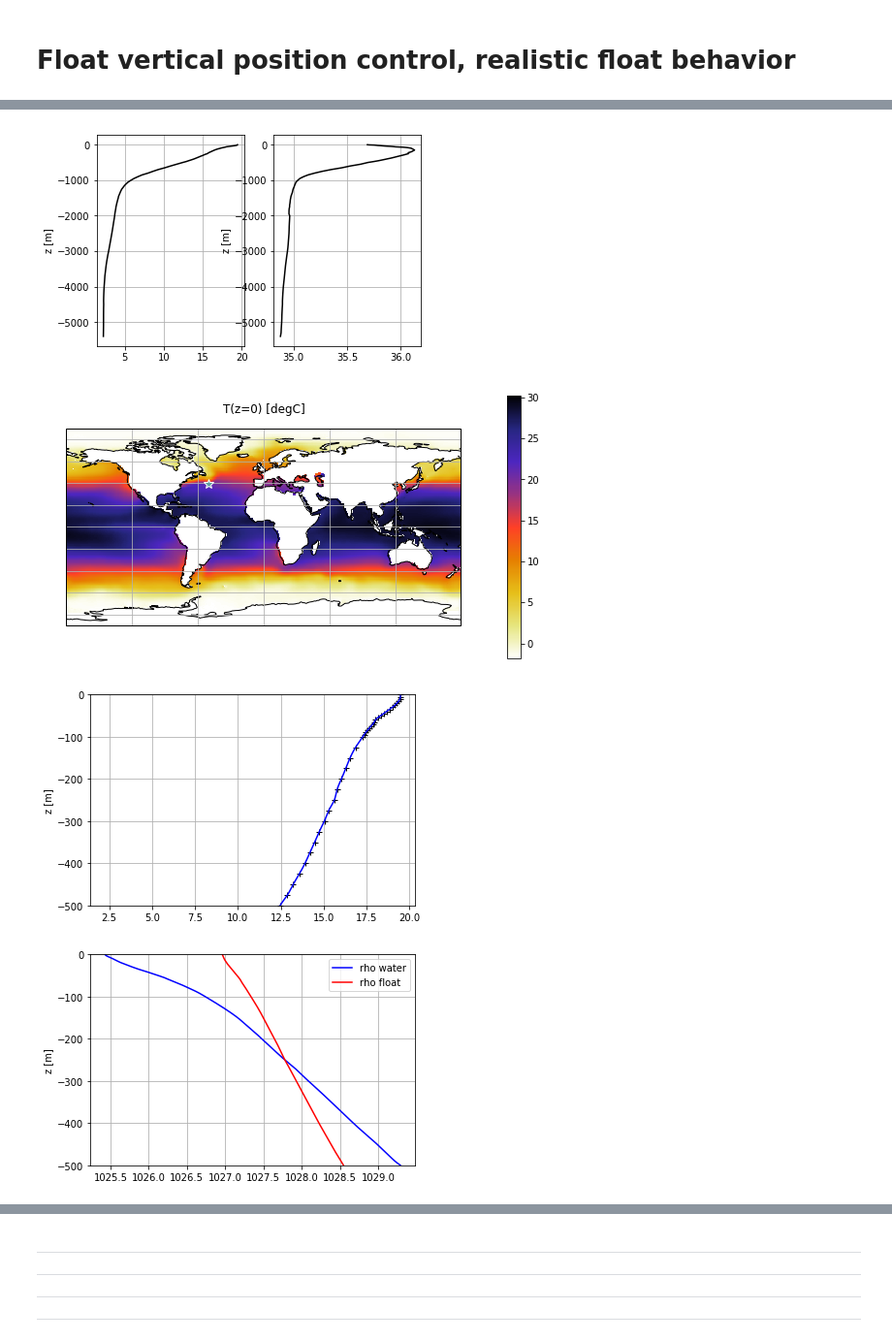
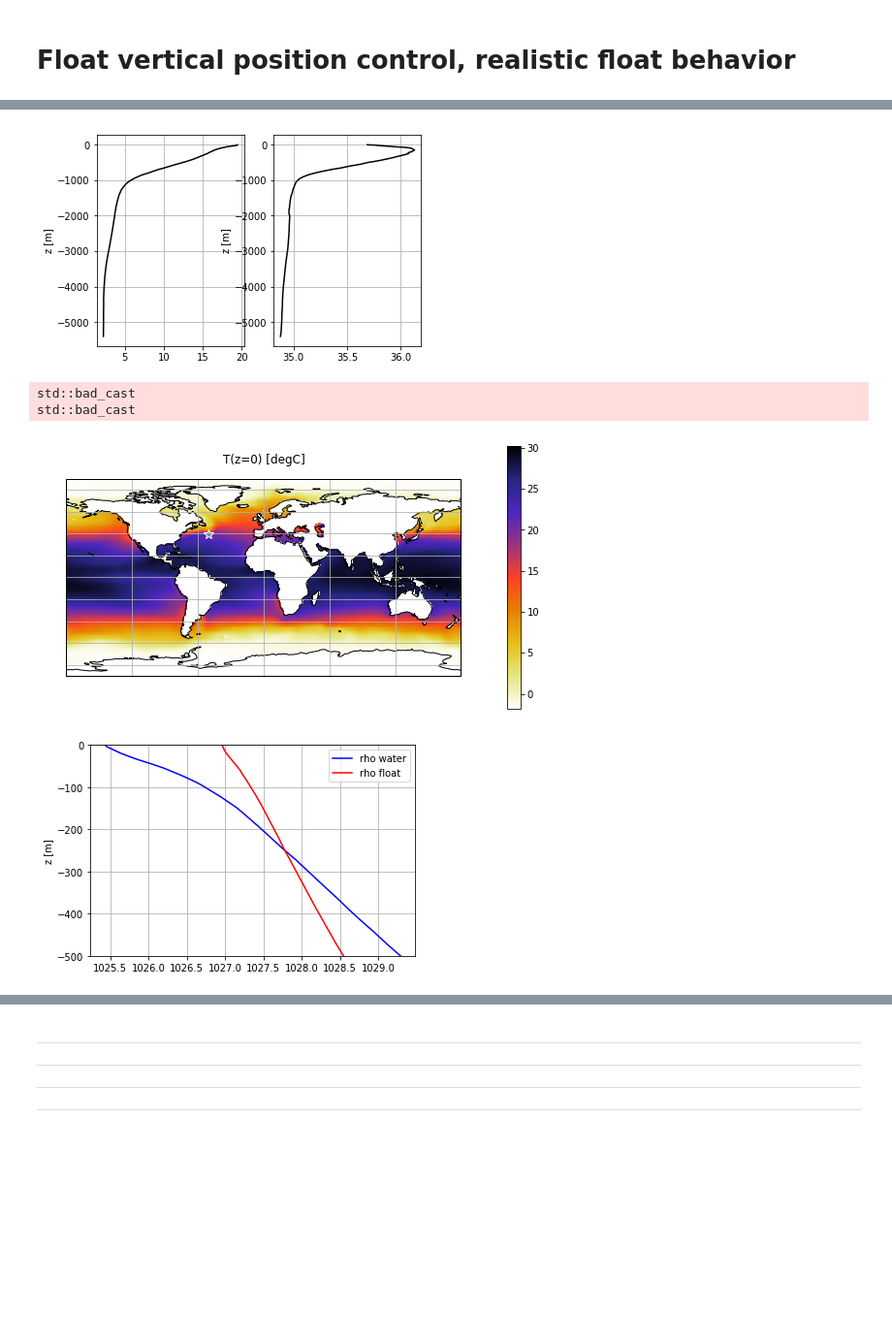
Before and after one commit to apatlpo/cognac, a Jupyter notebook: instrum/zcontrol_realistic.ipynb, the cells around one changed output, grey strips where cells are left out. Shown: that part at 97% size. Saved outputs shown, nothing was run; the diff lists cells and outputs as text; code cells hidden in the pictures; blank space fills up the shorter version.

```diff
--- a/instrum/zcontrol_realistic.ipynb
+++ b/instrum/zcontrol_realistic.ipynb
@@ -106,6 +83,21 @@ from netCDF4 import Dataset
 
 import gsw
 # %%
+
+#
+g=9.81
+
+#
+def t_modulo_dt(t,dt,threshold):
+    if np.abs(t/dt-np.rint(t/dt)) < threshold:
+        return True
+    else:
+        return False
+
+def interp(z_in,v_in,z_out):
+    return interp1d(z_in,v_in,kind='linear',fill_value='extrapolate')(z_out)
+
+#
 class afloat():
 
     def __init__(self,**kwargs):
@@ -139,7 +131,45 @@ class afloat():
         v = fsolve(lambda x: rho_eq-self.rho(p_eq,t_eq,v=x),0.)
         return v
 
+    def time_step(self,waterp,T=600.,dt_step=1.,dt_plt=None,dt_store=60.,z0=0.,w0=0.,v0=0.,t0=0.,Lv=None):
+        t=t0
+        self.z = z0
+        self.w = w0
+        self.v = v0
+        if Lv is None:
+            Lv=self.L
+        self.Lv=Lv
+        if dt_store is not None:
+            threshold_store = 0.5* dt_step/dt_store
+        while t<t0+T:
+            #
+            p, tw = waterp.get_p(self.z), waterp.get_t(self.z)
+            rhow = self.rho(p,tw,v=self.v)
+            rhof = waterp.get_rho(self.z)
+            # store
+            if (dt_store is not None) and t_modulo_dt(t,dt_store,threshold_store):
+                ndata = [t,self.z,self.w,rhow,rhof]
+                if not hasattr(self,'X'):
+                    self.X=np.array(ndata)
+                else:
+                    self.X=np.vstack((self.X,ndata))
+                #print('Data stored at t=%.0f'%t)
+                #print('z=%.2f'%self.z)
+            # plot
+            # update
+            self.z += dt_step*self.w
+            self.w += dt_step*self._f(p,rhow,rhof,Lv)/self.m
+            #self.v=??
+            t+=dt_step
 
+    def _f(self,p,rhof,rhow,Lv):
+        f = -self.m*g
+        f += self.m*rhow/rhof*g # Pi0, we ignore DwDt terms
+        f += -self.m/Lv*np.abs(self.w)*self.w # Pi'
+        return f
+
+
+#
 class waterp():
 
     def __init__(self,lon=None,lat=None):
@@ -204,18 +234,17 @@ class waterp():
     def get_t(self,z,eta=0.):
         ''' get in situ temperature
         '''
-        #return interp1d(self.z,self.t,kind='spline',fill_value='extrapolate')(z)
-        return interp1d(self.z,self.t,kind='cubic')(z)
+        return interp(self.z,self.t,z)
 
     def get_s(self,z,eta=0.):
         ''' get practical salinity
         '''
-        return interp1d(self.z,self.s,kind='cubic')(z)
+        return interp(self.z,self.s,z)
 
     def get_p(self,z,eta=0.):
         ''' get pressure
         '''
-        return interp1d(self.z,self.p,kind='cubic')(z)
+        return interp(self.z,self.p,z)
 
     def get_theta(self,z,eta=0.):
         ''' get potential temperature
@@ -247,32 +276,37 @@ w.show_on_map()
 
 # show densities
 plt.figure()
 ax = plt.subplot(111)
 z=np.arange(-500.,0.,1.)
 #
 rho_w, p, t = w.get_rho(z), w.get_p(z), w.get_t(z)
 iz = np.argmin(np.abs(z+250))
 v = f.adjust_balast(p[iz],t[iz],rho_w[iz])
 rho_f=f.rho(p,t,v=v)
 #
 ax.plot(rho_w,z,'b',label='rho water')
 ax.plot(rho_f,z,'r',label='rho float')
 ax.legend()
 ax.set_ylim((-500,0.))
 ax.set_ylabel('z [m]')
 ax.grid()
+
+
+# time step
+f.time_step(w,T=3*3600.,dt_step=1.,dt_store=60.,z0=0.,w0=0.,v0=v)
 # %% [output]
 Float parameters:
   L     = 0.40 m      - float length
   a     = 0.05 m      - float radius
   m     = 3.14 kg     - float radius
   gamma = 2.00e-06 /dbar  - mechanical compressibility
   alpha = 7.00e-05 /dbar  - mechanical compressibility
 
 Density at the surface = 1000.000000
 Density at 1000dbar = 1002.004008
 WOA water profile at lon=-50, lat=40
 [figure]
+std::bad_cast
+std::bad_cast
 [figure]
-[figure, old version]
+[figure, new version]
-[figure, removed]
```
Also changed, not shown: parts of 2 cells of this notebook.
